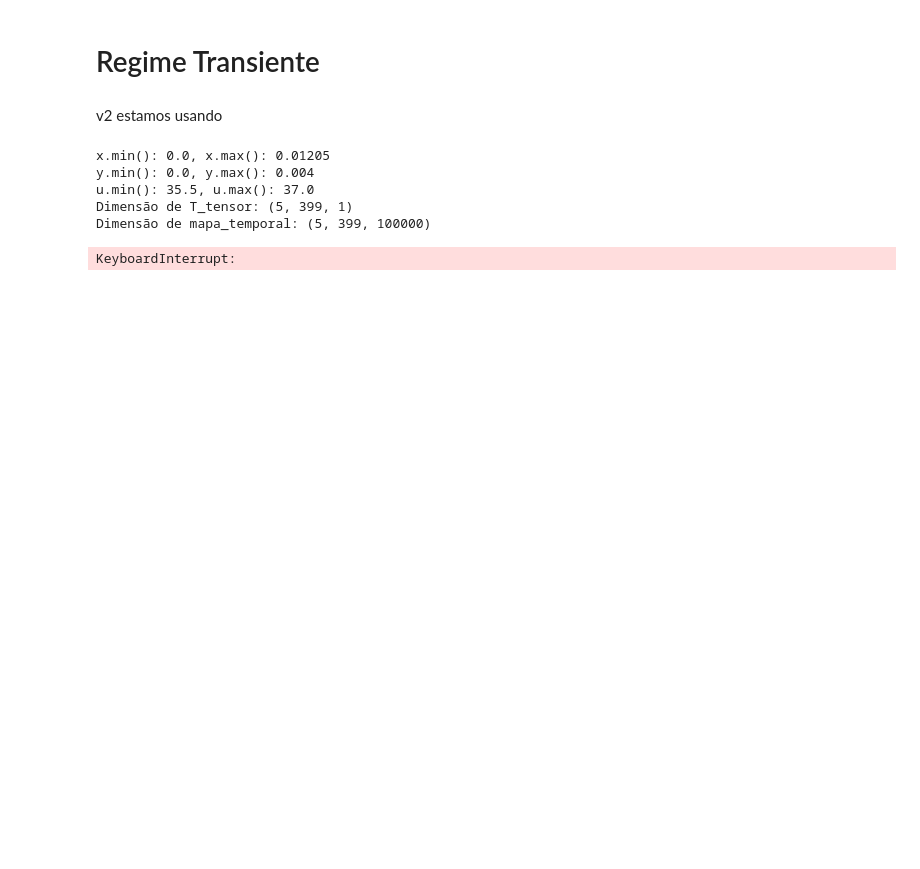
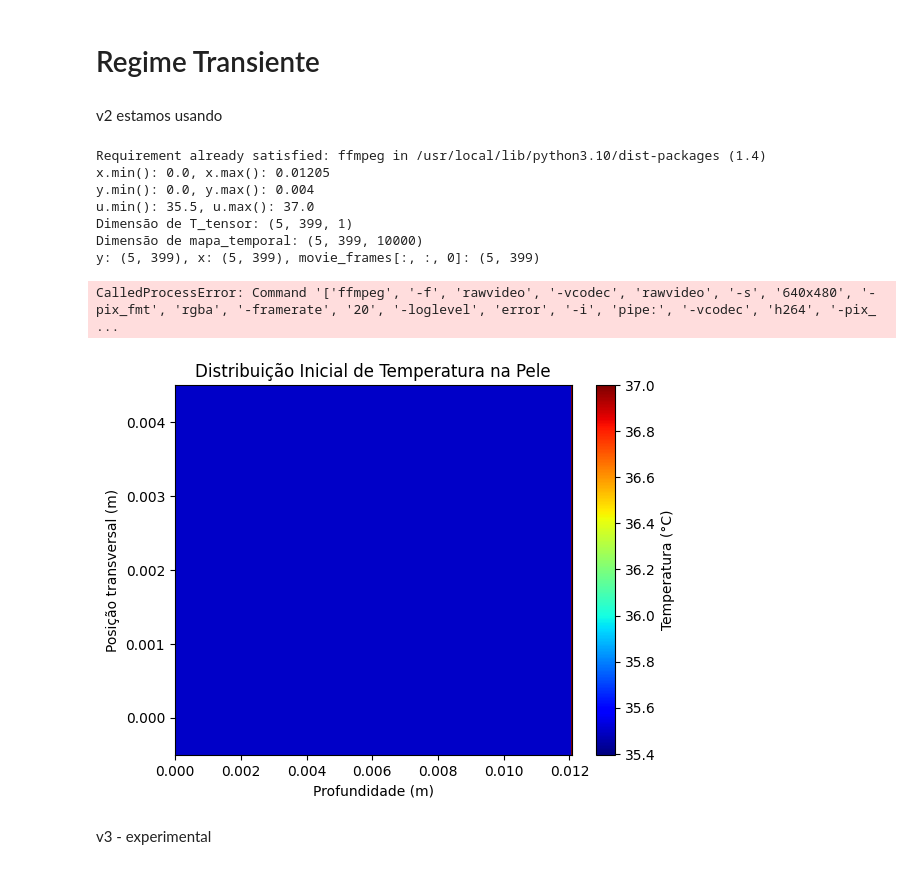
Before and after one commit to alegrio/Transcal2, a Jupyter notebook: bio_heat_transfer.ipynb, the cells around one changed output. Cells and saved outputs as stored; diff of their text form; code cells hidden in the pictures; blank space fills up the shorter version.

```diff
--- a/bio_heat_transfer.ipynb
+++ b/bio_heat_transfer.ipynb
@@ -5,6 +5,8 @@
 # %% [markdown]
 v2 estamos usando
 # %%
+!pip install ffmpeg
+
 import numpy as np
 import matplotlib.pyplot as plt
 import matplotlib.cm as cm
@@ -43,7 +45,7 @@ c_pb = 3600
 
 # Temperaturas fixas
 ta = 37  # Temperatura arterial [°C]
-te = 25  # Temperatura externa [°C]
+te = 20  # Temperatura externa [°C]
 t0 = 35.5
 
 # Funções para cálculo de Q e w
@@ -69,7 +71,7 @@ dt = 0.5 * (dx**2) / 1.25 * np.max(alfa)  # Passo temporal [s]
 
 # Limitação para evitar problemas de memória
 tempo = 500  # Tempo total de simulação [s]
-nsteps = min(int(tempo / dt), 100000)  # Número de passos de tempo
+nsteps = min(int(tempo / dt), 10000)  # Número de passos de tempo
 tempo = nsteps * dt  # Tempo total de simulação [s]
 
 # Inicialização do array de temperatura
@@ -123,15 +125,10 @@ for t in range(len(tempo_array)):
     Q = calc_Q(u0[i], Q_bas[m], q[m])
 
     beta = (w * rho_b * c_pb) / (ro[m] * c[m])
-    u[i] = u0[i] + dt * ((alfa[m] * (u0[i-1] - 2*u0[i] + u0[i+1])) / (dx**2) + beta * (ta - u0[i]) + Q / (ro[m] * c[m]))
+    u[i] = (beta - beta/(2*i)) * u0[i-1] + (1 - 2*beta) * u0[i] + (beta + beta/(2*i)) * u0[i+1] + ((alfa[m] * dt)/k[m]) * Q
+    #u[i] = u0[i] + dt * (((alfa[m] * (u0[i-1] - 2*u0[i] + u0[i+1])) / (dx**2)) + (beta * (ta - u0[i])) + Q / (ro[m] * c[m]))
 
   mapa_temporal[:, :, t] = np.tile(u, (5, 1))
-
-plt.plot(x[0], u, label="Initial Condition")
-plt.xlabel("Depth (m)")
-plt.ylabel("Temperature (°C)")
-plt.legend()
-plt.show()
 
 # Seleciona os frames a serem animados
 movie_frames = mapa_temporal[:,:,0::5]   #200 frames animados
@@ -139,7 +136,7 @@ print(f"y: {y.shape}, x: {x.shape}, movie_frames[:, :, 0]: {movie_frames[:, :, 0
 
 # Visualização do campo de temperatura inicial
 fig, ax = plt.subplots()
-pcm = ax.pcolormesh(y, x, movie_frames[:, :, 0], cmap='jet', vmin=np.min(u), vmax=np.max(u))
+pcm = ax.pcolormesh(y, x, movie_frames[:, :, 0], cmap='jet', vmin=np.min(u), vmax=np.max(u), shading = "nearest")
 fig.colorbar(pcm, ax=ax, label='Temperatura (°C)')
 ax.set_title('Distribuição Inicial de Temperatura na Pele')
 plt.xlabel('Profundidade (m)')
@@ -151,33 +148,38 @@ numero_frames = 200
 intervalo_tempo = int(tempo_video / numero_frames)  #[ms]
 
 #Define the initialization function for the animation.  In this case, the function returns the first frame
 #of the movie animation.
 def init():
     pcm.set_array(movie_frames[:,:,0].ravel())
     return pcm,
 
 #Define the animation update function.  In this function, each map image will be updated with the current frame.
 def animate(i):
     pcm.set_array(movie_frames[:,:,i].ravel())
     return pcm,
 
 # 200 frames = 10 s * x frames por segundo
 # x = 20 frames por segundo // intervalo = 50 ms
 
 #Call the full animation function.  The number of frames is given by the last element of the shape tuple of
 #of the movie frames array.  The time interval between each frame is 50 ms, which will show the animated movie
 #at 20 fps
 anim = animation.FuncAnimation(fig, animate, init_func = init, frames = movie_frames.shape[2], interval = 50)
 
 #Save the animation as an avi movie file.
-anim.save('bioheat_skin_cancer_animation.avi')
+anim.save('bioheat_skin_cancer_animation.mp4', writer='ffmpeg', fps=20) # Changed to mp4 and specified writer
 
 #Display the resulting animated heat map, which shows temperature changes in the plate over time as it cools down.
 plt.show()
 # %% [output]
+Requirement already satisfied: ffmpeg in /usr/local/lib/python3.10/dist-packages (1.4)
 x.min(): 0.0, x.max(): 0.01205
 y.min(): 0.0, y.max(): 0.004
 u.min(): 35.5, u.max(): 37.0
 Dimensão de T_tensor: (5, 399, 1)
-Dimensão de mapa_temporal: (5, 399, 100000)
+Dimensão de mapa_temporal: (5, 399, 10000)
+y: (5, 399), x: (5, 399), movie_frames[:, :, 0]: (5, 399)
-KeyboardInterrupt:
+CalledProcessError: Command '['ffmpeg', '-f', 'rawvideo', '-vcodec', 'rawvideo', '-s', '640x480', '-pix_fmt', 'rgba', '-framerate', '20', '-loglevel', 'error', '-i', 'pipe:', '-vcodec', 'h264', '-pix_ ...
+[figure, added]
+# %% [markdown]
+v3 - experimental
```
Also changed, not shown: parts of 1 cell of this notebook.
